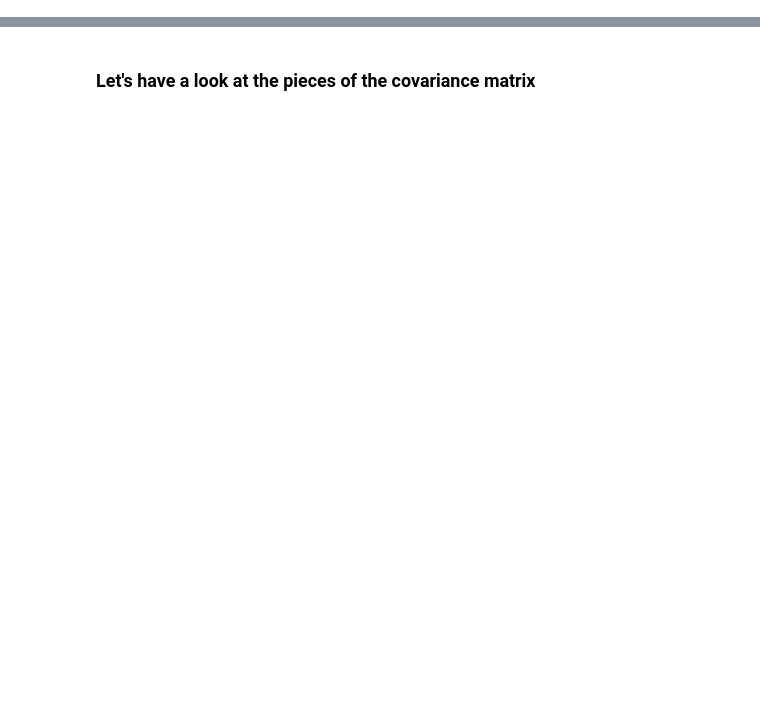
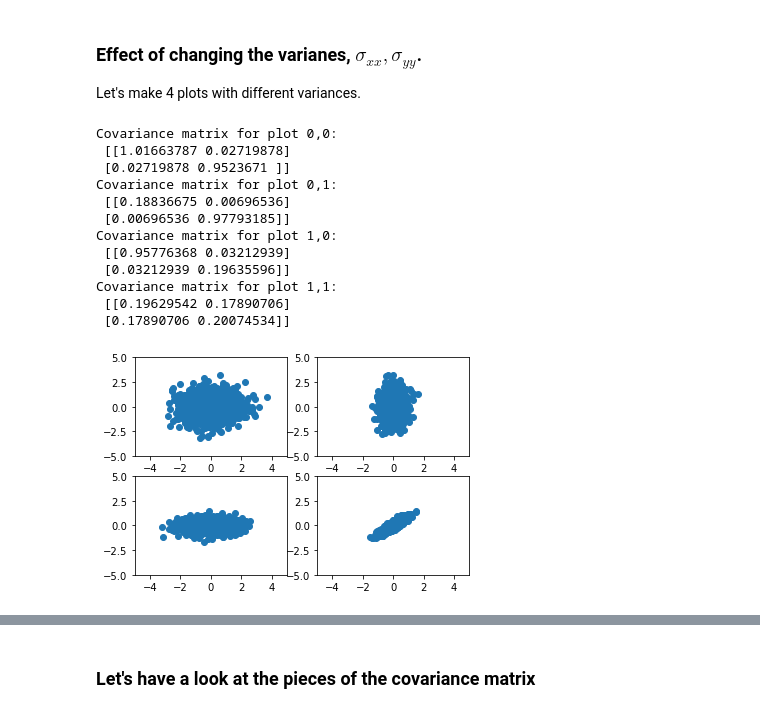
Before and after one commit to KIPAC/Physics89L, a Jupyter notebook: nb/05_01_Correlations.ipynb, the cells around one changed output, grey strips where cells are left out. Drawn from its saved outputs; the diff is of its cells as text; code cells hidden in the pictures; blank space fills up the shorter version.

```diff
--- a/nb/05_01_Correlations.ipynb
+++ b/nb/05_01_Correlations.ipynb
@@ -7,0 +97,30 @@ import datetime
+# %% [markdown]
+### Effect of changing the varianes, $\sigma_{xx}, \sigma_{yy}$.
+
+Let's make 4 plots with different variances.
+# %%
+fig = plt.figure()
+axes = fig.subplots(2,2)
+vals_0 = draw_2d_gaussian(axes[0,0], 1000, 1, 1, 0)
+vals_1 = draw_2d_gaussian(axes[0,1], 1000, 0.2, 1, 0)
+vals_2 = draw_2d_gaussian(axes[1,0], 1000, 1, 0.2, 0)
+vals_3 = draw_2d_gaussian(axes[1,1], 1000, 0.2, 0.2, 0.18)
+
+print("Covariance matrix for plot 0,0:\n", np.cov(vals_0))
+print("Covariance matrix for plot 0,1:\n", np.cov(vals_1))
+print("Covariance matrix for plot 1,0:\n", np.cov(vals_2))
+print("Covariance matrix for plot 1,1:\n", np.cov(vals_3))
+# %% [output]
+Covariance matrix for plot 0,0:
+ [[1.01663787 0.02719878]
+ [0.02719878 0.9523671 ]]
+Covariance matrix for plot 0,1:
+ [[0.18836675 0.00696536]
+ [0.00696536 0.97793185]]
+Covariance matrix for plot 1,0:
+ [[0.95776368 0.03212939]
+ [0.03212939 0.19635596]]
+Covariance matrix for plot 1,1:
+ [[0.19629542 0.17890706]
+ [0.17890706 0.20074534]]
+[figure, added]
```
Also changed, not shown: parts of 37 cells of this notebook, 1 other file.
